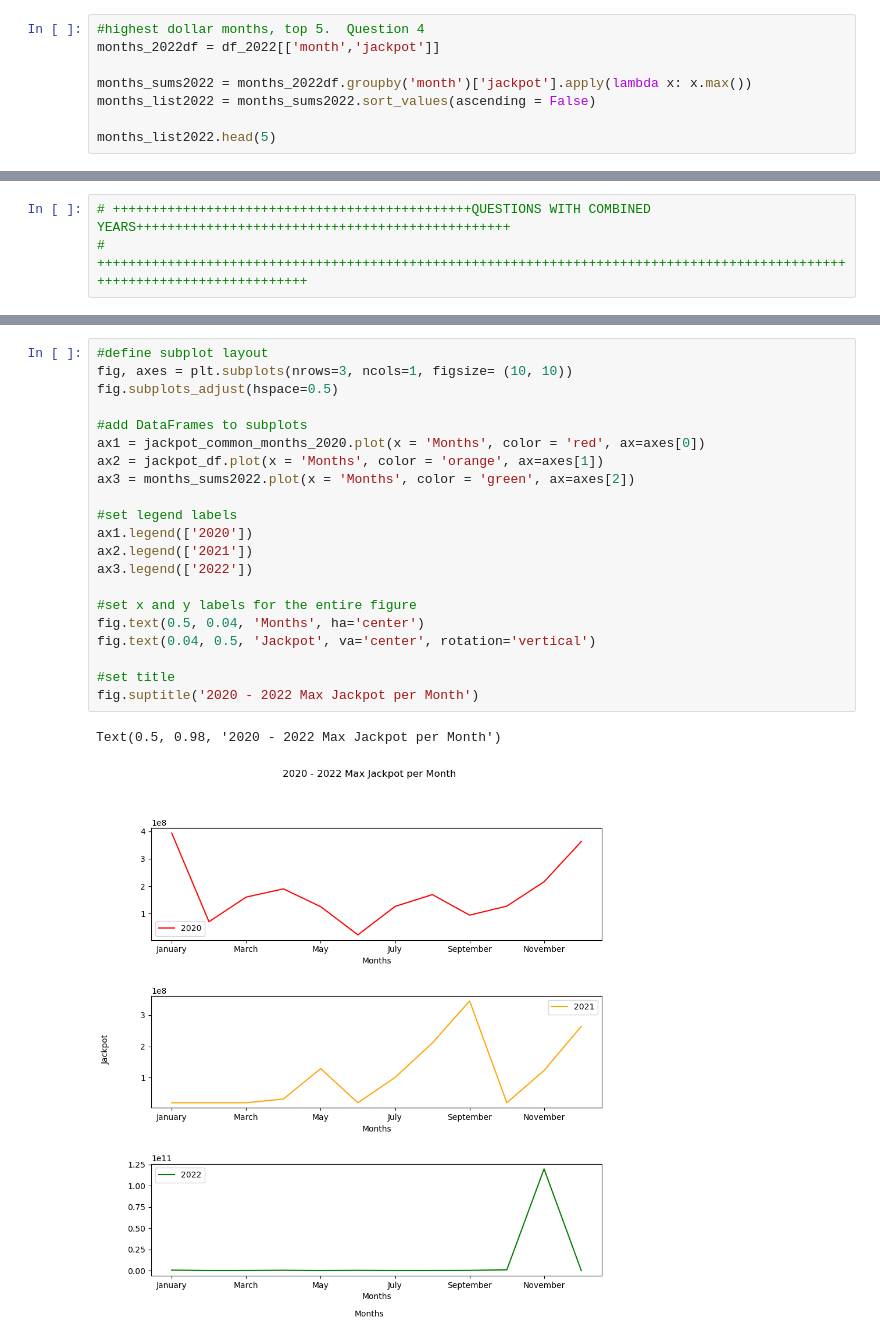
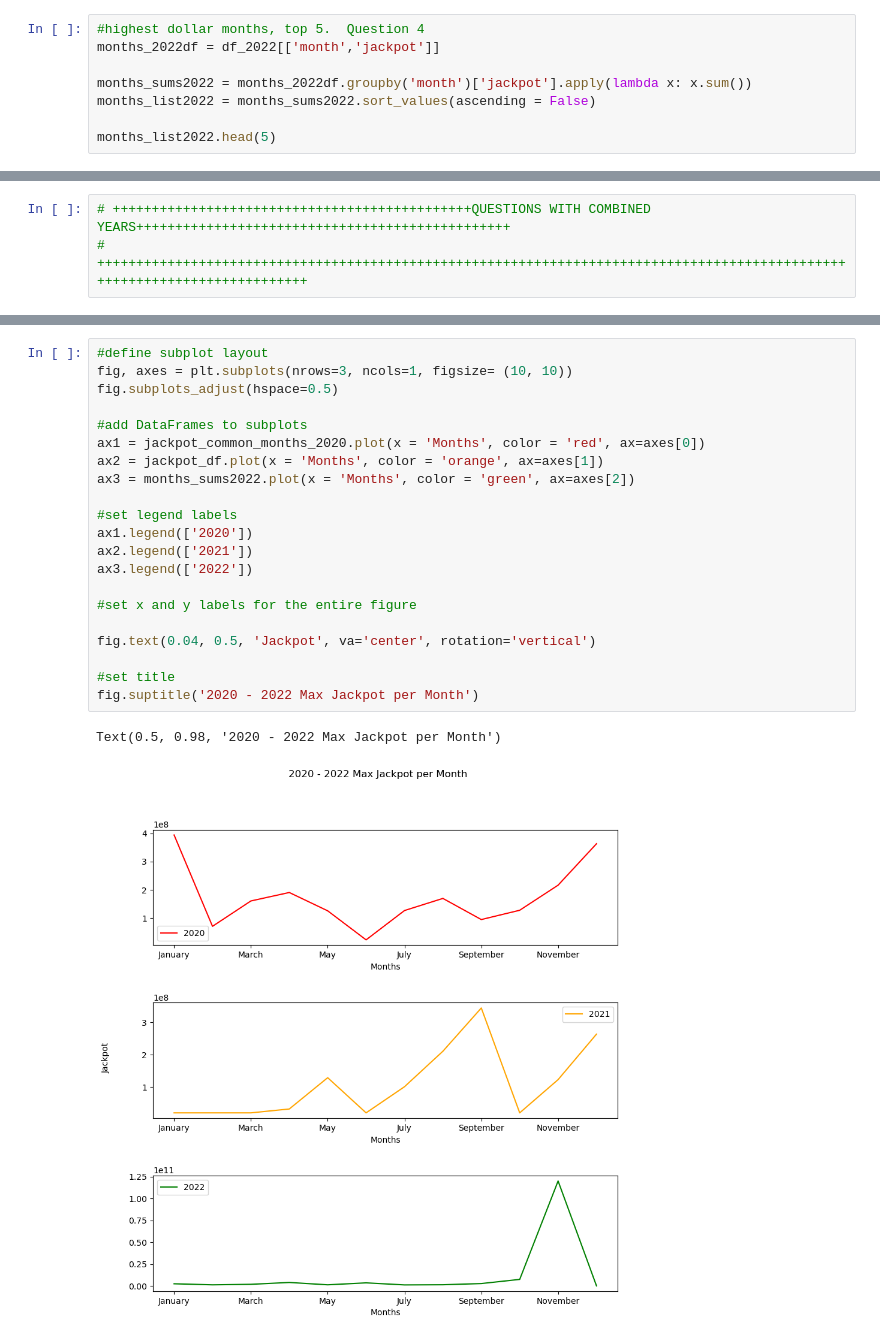
Before and after one commit to JLaydeJ/Project_1, a Jupyter notebook: 2020-2022 Washington State Lottery.ipynb, the cells around one changed output, grey strips where cells are left out. Cells and saved outputs as stored; diff of their text form.

```diff
--- a/2020-2022 Washington State Lottery.ipynb
+++ b/2020-2022 Washington State Lottery.ipynb
@@ -669,7 +635,7 @@ data.legend(title = 'Lottery', bbox_to_anchor = (1, 1.02), loc = 'upper left')
 #highest dollar months, top 5.  Question 4
 months_2022df = df_2022[['month','jackpot']]
 
-months_sums2022 = months_2022df.groupby('month')['jackpot'].apply(lambda x: x.max())
+months_sums2022 = months_2022df.groupby('month')['jackpot'].apply(lambda x: x.sum())
 months_list2022 = months_sums2022.sort_values(ascending = False)
 
 months_list2022.head(5)
@@ -743,24 +712,24 @@ print(jackpot_common_months_2020, jackpot_df, months_sums2022)
 # %%
 #define subplot layout
 fig, axes = plt.subplots(nrows=3, ncols=1, figsize= (10, 10))
 fig.subplots_adjust(hspace=0.5)
 
 #add DataFrames to subplots
 ax1 = jackpot_common_months_2020.plot(x = 'Months', color = 'red', ax=axes[0])
 ax2 = jackpot_df.plot(x = 'Months', color = 'orange', ax=axes[1])
 ax3 = months_sums2022.plot(x = 'Months', color = 'green', ax=axes[2])
 
 #set legend labels
 ax1.legend(['2020'])
 ax2.legend(['2021'])
 ax3.legend(['2022'])
 
 #set x and y labels for the entire figure
-fig.text(0.5, 0.04, 'Months', ha='center')
+
 fig.text(0.04, 0.5, 'Jackpot', va='center', rotation='vertical')
 
 #set title
 fig.suptitle('2020 - 2022 Max Jackpot per Month')
 # %% [output]
 Text(0.5, 0.98, '2020 - 2022 Max Jackpot per Month')
-[figure, old version]
+[figure, new version]
```
Also changed, not shown: parts of 21 cells of this notebook, 3 other files.
